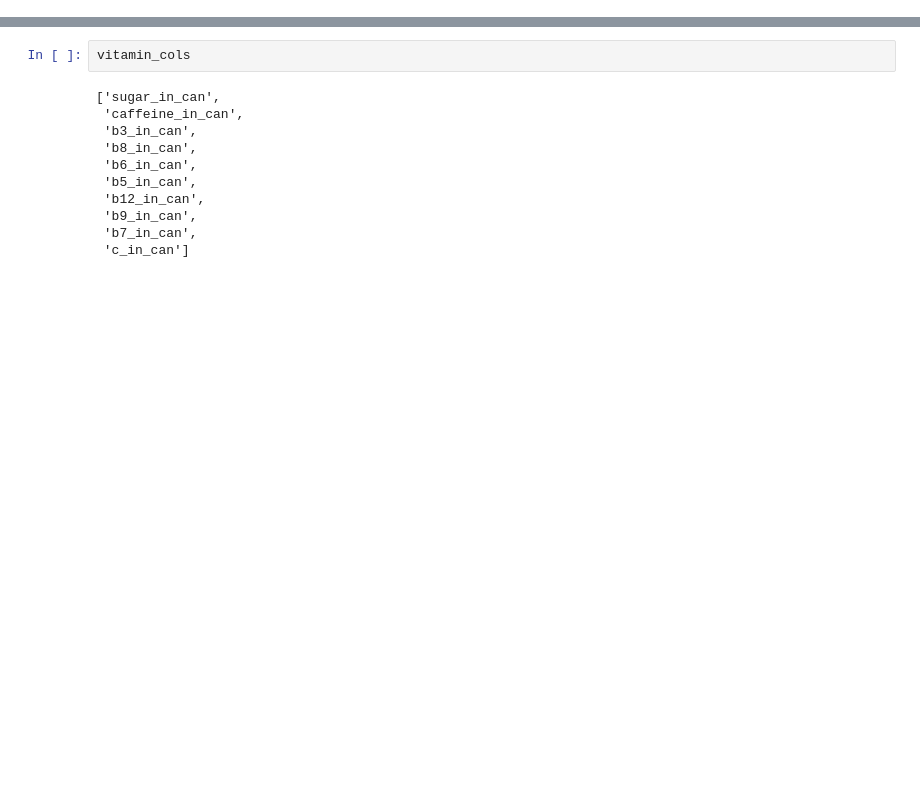
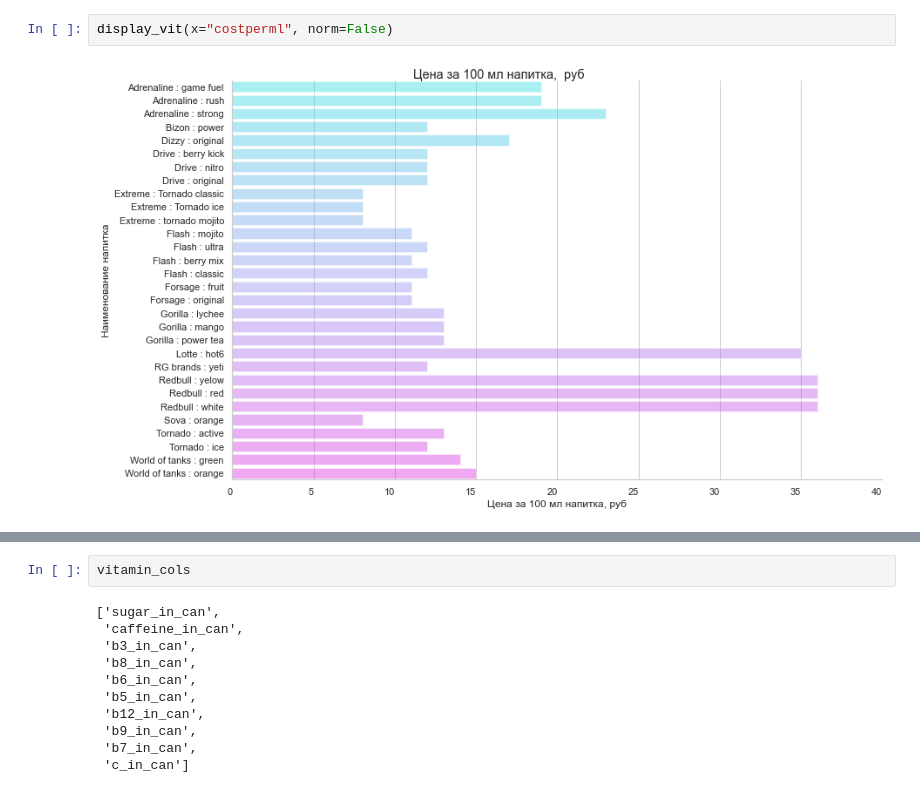
Before and after one commit to Zedddie/EnergyExplorer, a Jupyter notebook: practice.ipynb, the cells around one changed output, grey strips where cells are left out. Cells and saved outputs as stored; diff of their text form; blank space fills up the shorter version.

```diff
--- a/practice.ipynb
+++ b/practice.ipynb
@@ -39,0 +77,4 @@ def get_normas(x):
+# %%
+display_vit(x="costperml", norm=False)
+# %% [output]
+[figure, added]
```
Also changed, not shown: parts of 6 cells of this notebook, 4 other files.
